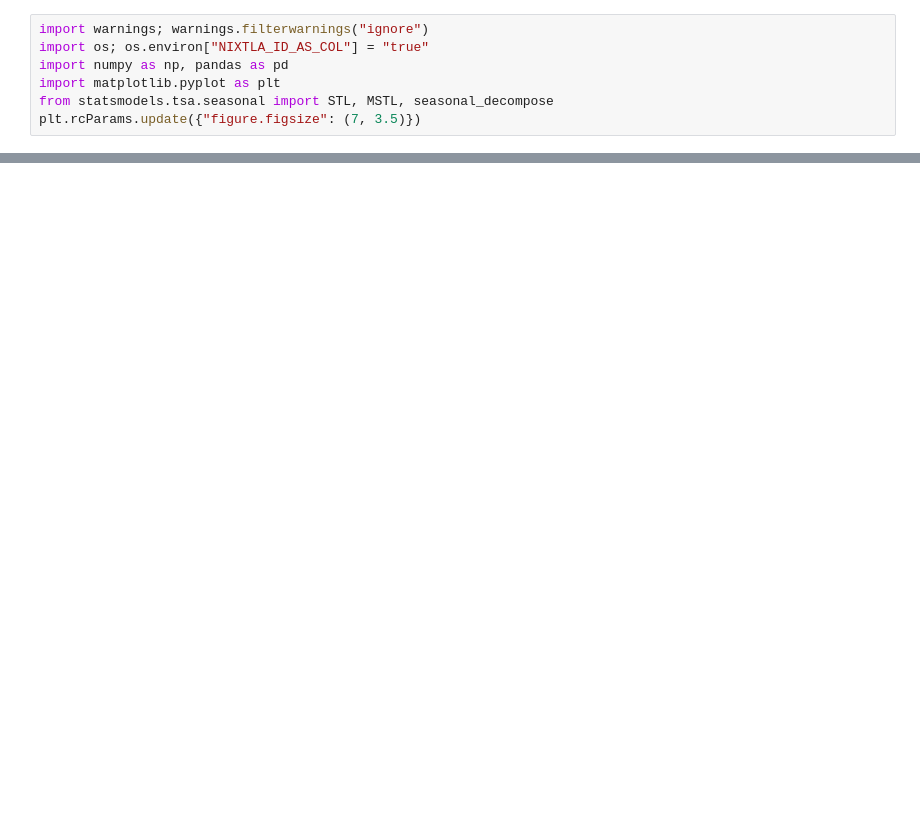
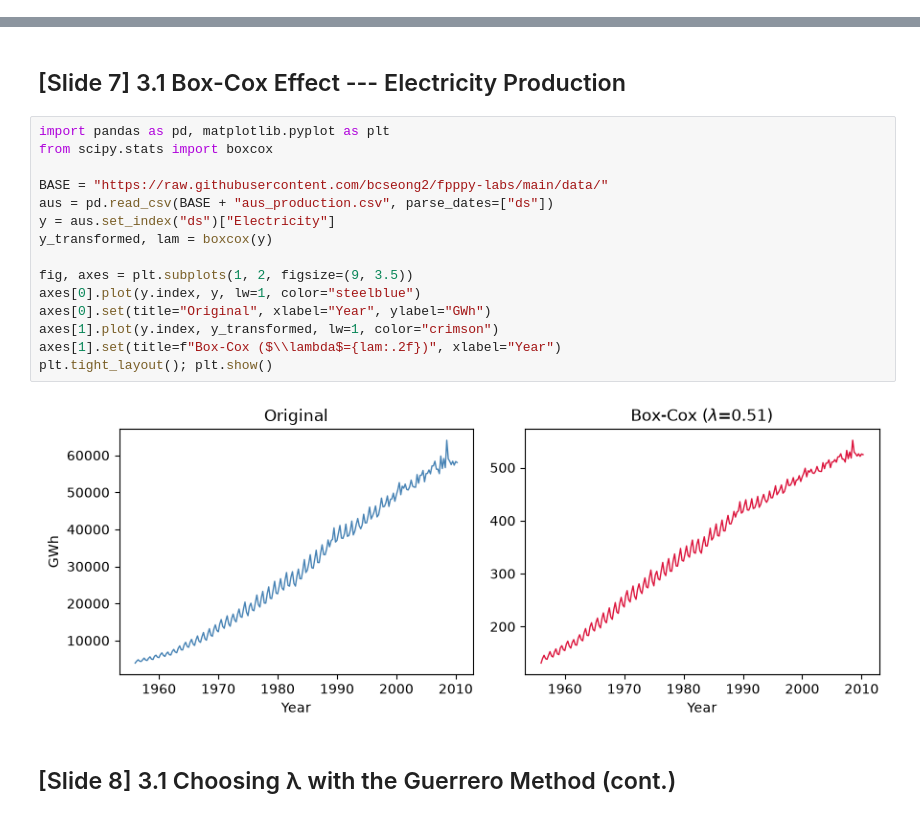
Before and after one commit to jc020230/forecasting, a Jupyter notebook: ch03_lab.ipynb, the cells around one changed output, grey strips where cells are left out. Drawn from its saved outputs; the diff is of its cells as text; blank space fills up the shorter version.

Commit message:
Re-run ch03_lab.ipynb with course data/ folder (pulled from bcseong2/fpppy-labs) and restored imports
Co-Authored-By: Claude Sonnet 5 <noreply@anthropic.com>

```diff
--- a/ch03_lab.ipynb
+++ b/ch03_lab.ipynb
@@ -5,7 +0,0 @@
-# %%
-import warnings; warnings.filterwarnings("ignore")
-import os; os.environ["NIXTLA_ID_AS_COL"] = "true"
-import numpy as np, pandas as pd
-import matplotlib.pyplot as plt
-from statsmodels.tsa.seasonal import STL, MSTL, seasonal_decompose
-plt.rcParams.update({"figure.figsize": (7, 3.5)})
@@ -290,0 +44,21 @@ Trend strength F_T = 0.976
+# %% [markdown]
+## [Slide 7] 3.1 Box-Cox Effect --- Electricity Production
+# %%
+import pandas as pd, matplotlib.pyplot as plt
+from scipy.stats import boxcox
+
+BASE = "https://raw.githubusercontent.com/bcseong2/fpppy-labs/main/data/"
+aus = pd.read_csv(BASE + "aus_production.csv", parse_dates=["ds"])
+y = aus.set_index("ds")["Electricity"]
+y_transformed, lam = boxcox(y)
+
+fig, axes = plt.subplots(1, 2, figsize=(9, 3.5))
+axes[0].plot(y.index, y, lw=1, color="steelblue")
+axes[0].set(title="Original", xlabel="Year", ylabel="GWh")
+axes[1].plot(y.index, y_transformed, lw=1, color="crimson")
+axes[1].set(title=f"Box-Cox ($\\lambda$={lam:.2f})", xlabel="Year")
+plt.tight_layout(); plt.show()
+# %% [output]
+[figure, added]
+# %% [markdown]
+## [Slide 8] 3.1 Choosing λ with the Guerrero Method (cont.)
```
Also changed, not shown: parts of 85 cells of this notebook.
